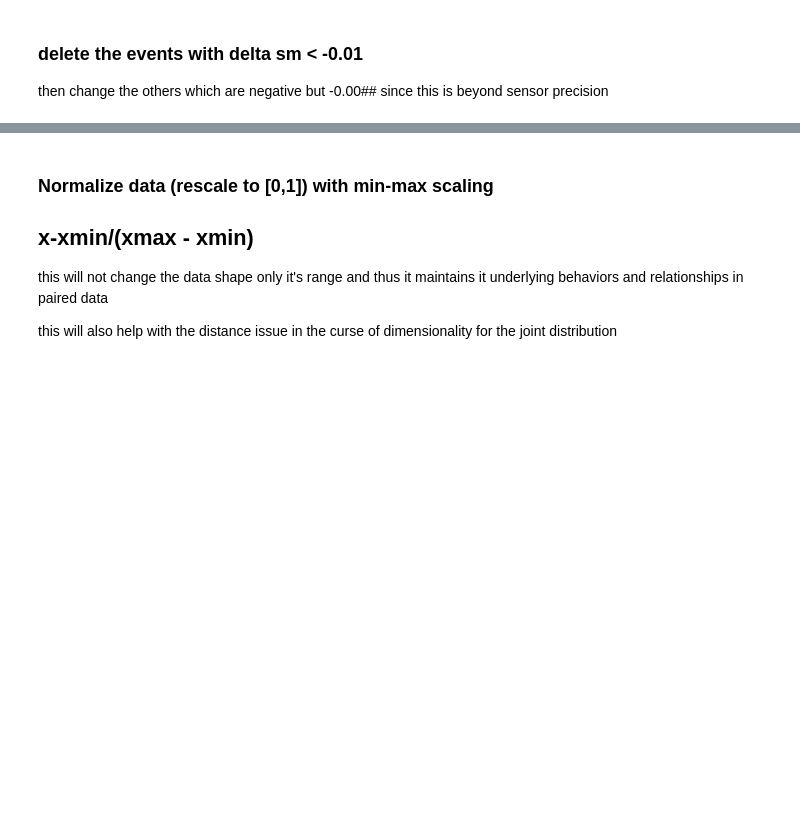
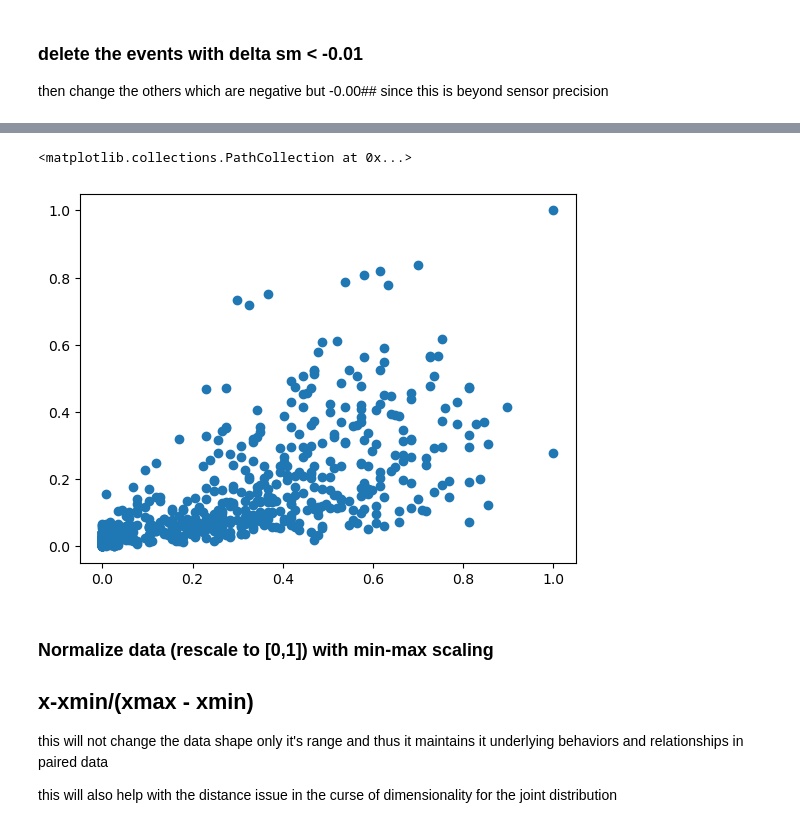
Before and after one commit to cstraus22/IL_WARM_MI_analysis, a Jupyter notebook: Data_cleaning_and_selection.ipynb, the cells around one changed output, grey strips where cells are left out. Saved outputs shown, nothing was run; the diff lists cells and outputs as text; code cells hidden in the pictures; blank space fills up the shorter version.

```diff
--- a/Data_cleaning_and_selection.ipynb
+++ b/Data_cleaning_and_selection.ipynb
@@ -613,7 +835,8 @@ def delta_sm(data):
                 data[delta_col] = data[peak_col] - data[col]
                 data[delta_col+'_perPtot'] = data[delta_col]/data[ptot_col]
 
+                data.loc[(data[delta_col + '_perPtot'] > 1) & (data[delta_col + '_perPtot'] <= 1.25),( delta_col + '_perPtot')] = 1.0
+                indices_to_drop = data.loc[data[delta_col + '_perPtot'] > 1.25].index
+                data.drop(index = indices_to_drop, inplace = True)
 
     return  data
-# %%
-Apr_2_oct_Event_vars_df = delta_sm(data = Apr_2_oct_Event_vars_df)
@@ -641,7 +845,10 @@ Apr_2_oct_Event_vars_df.loc[Apr_2_oct_Event_vars_df['Event_Duration']== 0]
 
  then change the others which are negative but -0.00## since this is beyond sensor precision
 # %%
+Apr_2_oct_Event_vars_delta_df = delta_sm(data = Apr_2_oct_Event_vars_df)
+Apr_2_oct_Event_vars_delta_df.loc[Apr_2_oct_Event_vars_delta_df['Delta_sm_10'] < -0.01, ('Delta_sm_10', 'Delta_sm_10_perPtot')] = 0
+Apr_2_oct_Event_vars_delta_df.loc[Apr_2_oct_Event_vars_delta_df['Delta_sm_100'] < -0.01, ('Delta_sm_100', 'Delta_sm_100_perPtot')] = 0
 #delete the events with < -0.01
-Apr_2_oct_Event_vars_df.drop(Apr_2_oct_Event_vars_df[Apr_2_oct_Event_vars_df['Delta_sm_100'] < -0.01].index, inplace = True)
+Apr_2_oct_Event_vars_delta_df.drop(Apr_2_oct_Event_vars_delta_df[Apr_2_oct_Event_vars_delta_df['Delta_sm_100'] < 0.0].index, inplace = True)
 
-Apr_2_oct_Event_vars_df.drop(Apr_2_oct_Event_vars_df[Apr_2_oct_Event_vars_df['Delta_sm_10'] < -0.01].index, inplace = True)
+Apr_2_oct_Event_vars_delta_df.drop(Apr_2_oct_Event_vars_delta_df[Apr_2_oct_Event_vars_delta_df['Delta_sm_10'] < 0.0].index, inplace = True)
@@ -650,0 +919,2 @@ Apr_2_oct_Event_vars_df.loc[Apr_2_oct_Event_vars_df['Delta_sm_100'] < 0.0, ('Del
+# %%
+Apr_2_Oct_Station_events_df_normalized, min_max_data_df = min_max_normalization(Apr_2_oct_Event_vars_delta_df)
@@ -651,3 +948,9 @@ Apr_2_oct_Event_vars_df.loc[Apr_2_oct_Event_vars_df['Delta_sm_100'] < 0.0, ('Del
+# %%
+cmi_data = Apr_2_Oct_Station_events_df_normalized.loc[Apr_2_Oct_Station_events_df_normalized['Station'] == 'cmi']
+plt.scatter(cmi_data['Delta_sm_10'], cmi_data['Peak_Precipitation_rate_in'])
+# %% [output]
+<matplotlib.collections.PathCollection at 0x...>
+[figure, added]
 # %% [markdown]
 ### Normalize data (rescale to [0,1]) with min-max scaling
 
```
Also changed, not shown: parts of 34 cells of this notebook, 24 other files.
